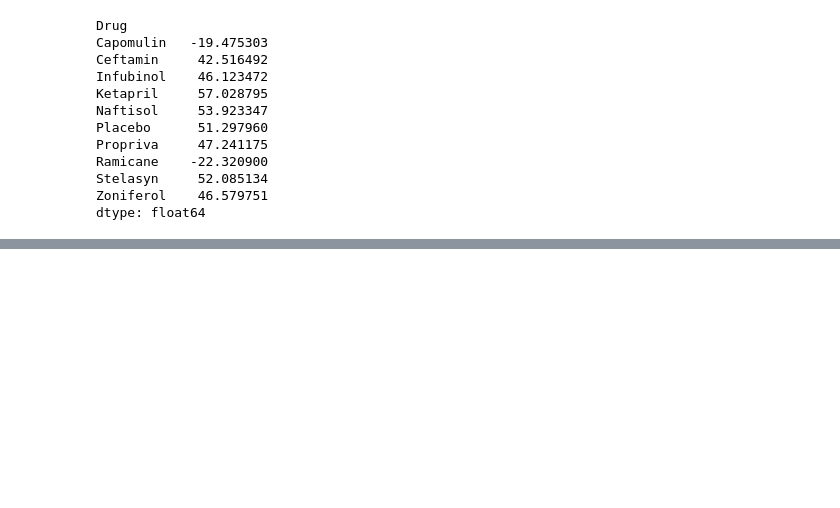
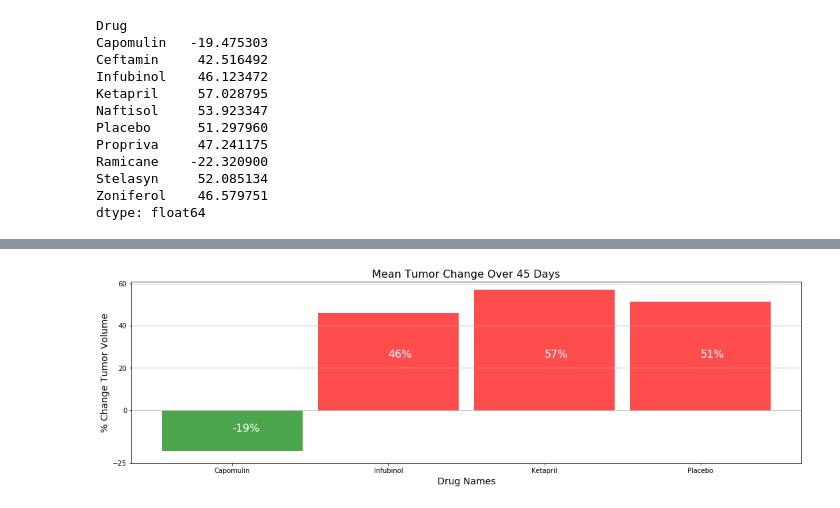
Before and after one commit to oscarzu/Matplotlib, a Jupyter notebook: Matplotlib .ipynb, the cells around one changed output, grey strips where cells are left out. Saved outputs shown, nothing was run; the diff lists cells and outputs as text; code cells hidden in the pictures; blank space fills up the shorter version.

Commit message:
Final touches to the images

```diff
--- a/Matplotlib .ipynb
+++ b/Matplotlib .ipynb
@@ -260,3 +260,7 @@ Ramicane    -22.320900
 Stelasyn     52.085134
 Zoniferol    46.579751
 dtype: float64
+# %%
+#Create a database for the percent values that were calculated
+percent_change = pd.DataFrame(percent_change)
+percent_change.head()
@@ -262,0 +275,7 @@ dtype: float64
+# %%
+#Rename the column of the percent change from 0 to 'Percent Change'
+#Create a new column 'Pass' to hold the value for the conditional statement
+#to see which tumor size grew or skrunk by percentage
+percent_change = percent_change.rename(columns = {0 : 'Percent Change'})
+percent_change['Pass'] = (percent_change < 0)
+percent_change
@@ -262,0 +295,30 @@ dtype: float64
+# %%
+#4, bar chart showing the change of tumor size
+fig4, ax4 = plt.subplots(figsize = (18,5))
+x = 0
+
+#Function to call the drugs in drugs list, with a conditional to
+#plot the drug one way if it pass the condition, and plot another way
+#way if it fails the condition
+for drug in drugs:
+    change = percent_change.loc[drug, 'Percent Change']
+    if percent_change.loc[drug, 'Pass'] == True:
+        ax4.bar(drug, change, width = .9, color = 'g',alpha=.7)
+        plt.text(x, -10, '{:.0f}%'.format(change), color = "white", fontsize = 16)
+    else:
+        ax4.bar(drug, change, width = .9, color = "r",alpha=.7)
+        plt.text(x, 25, '{:.0f}%'.format(change), color = "white", fontsize = 16)
+    x = 1 + x
+
+#Set the plot details such as tick intervals, size and titles on x, y, and title.
+ax4.yaxis.grid()
+
+plt.yticks((-25, 0, 20, 40, 60))
+plt.title("Mean Tumor Change Over 45 Days", fontsize = 16)
+plt.ylabel("% Change Tumor Volume", fontsize = 14)
+plt.xlabel('Drug Names', fontsize = 14)
+
+plt.savefig('Mean Tumor Change.png',dpi=300)
+fig4.show()
+# %% [output]
+[figure, added]
```
Also changed, not shown: parts of 2 cells of this notebook, 1 other file.
